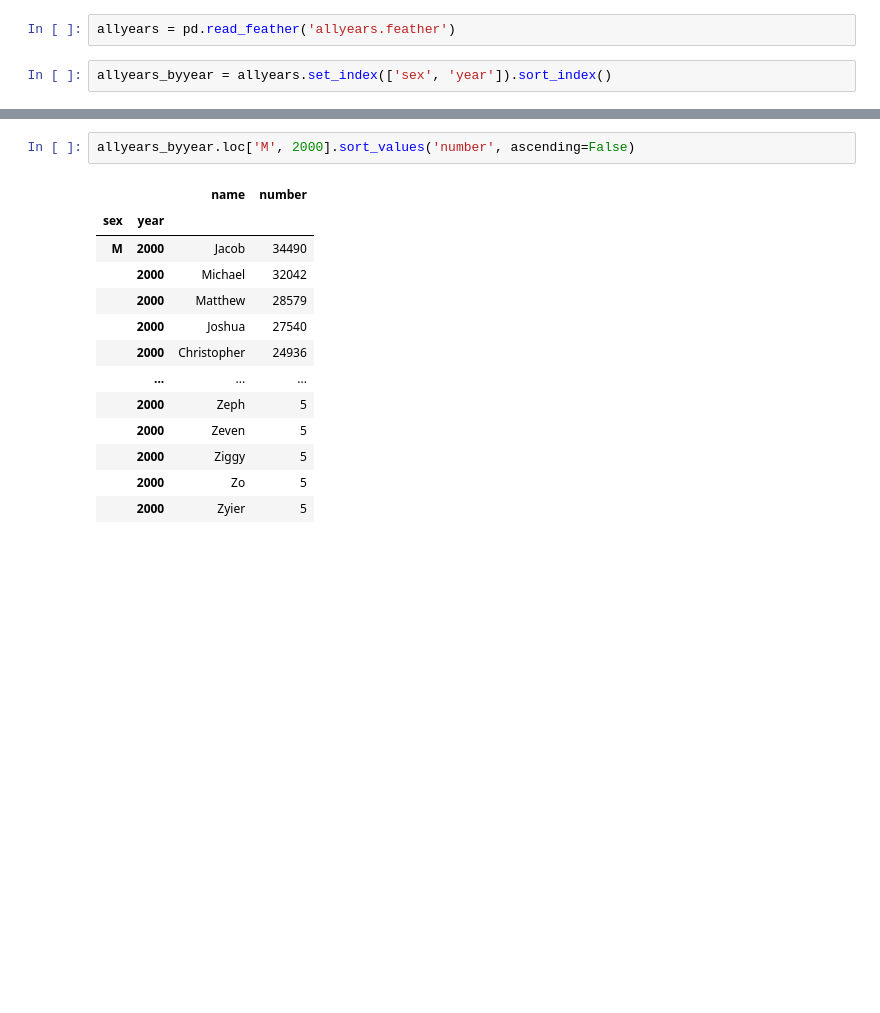
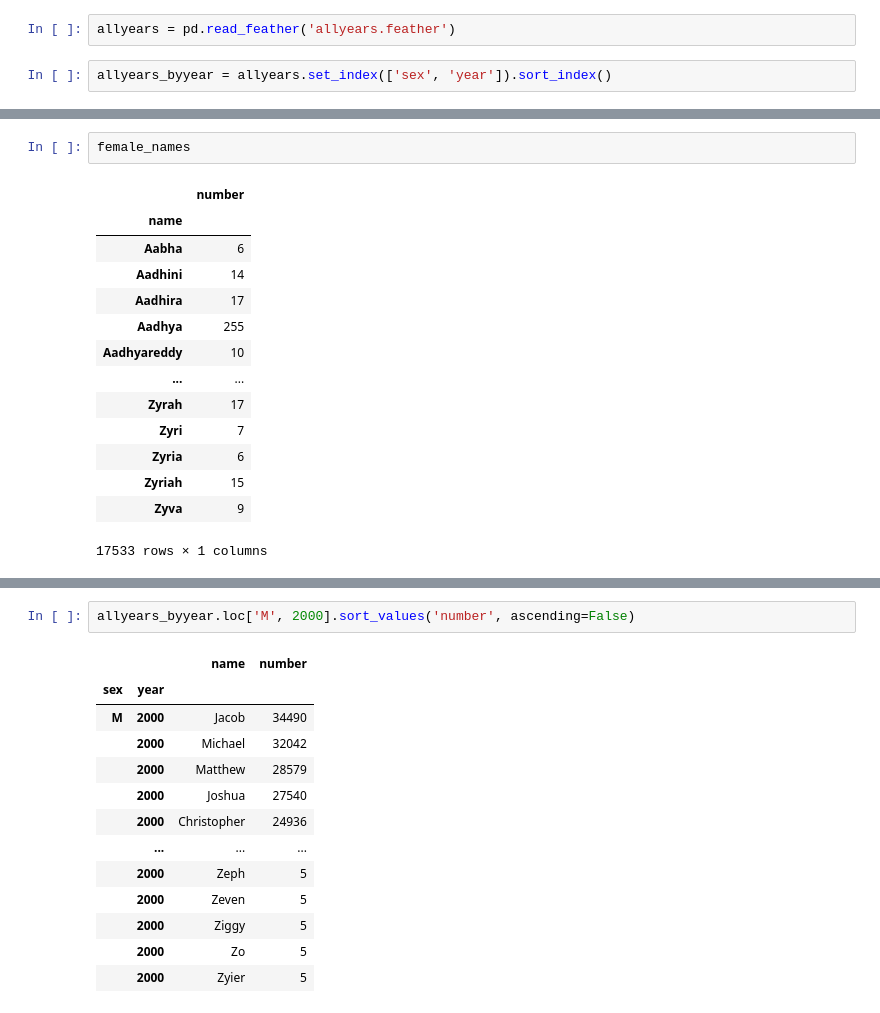
Before and after one commit to devadharshni-rajarajeswrai/complete-guide-to-python-data-analysis, a Jupyter notebook: ch06-babynames/06_04_topten.ipynb, the cells around one changed output, grey strips where cells are left out. Cells and saved outputs as stored; diff of their text form; blank space fills up the shorter version.

```diff
--- a/ch06-babynames/06_04_topten.ipynb
+++ b/ch06-babynames/06_04_topten.ipynb
@@ -15,0 +38,17 @@ allyears_byyear = allyears.set_index(['sex', 'year']).sort_index()
+# %%
+female_names
+# %% [output]
+|  | number |
+| name |  |
+| Aabha | 6 |
+| Aadhini | 14 |
+| Aadhira | 17 |
+| Aadhya | 255 |
+| Aadhyareddy | 10 |
+| ... | ... |
+| Zyrah | 17 |
+| Zyri | 7 |
+| Zyria | 6 |
+| Zyriah | 15 |
+| Zyva | 9 |
+17533 rows × 1 columns
```
Also changed, not shown: parts of 4 cells of this notebook, 7 other files.
